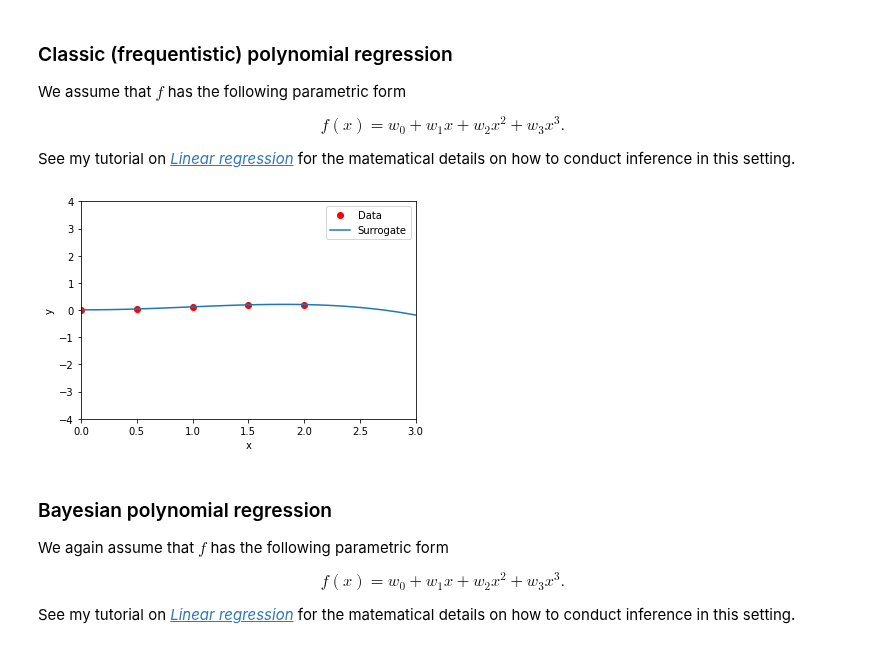
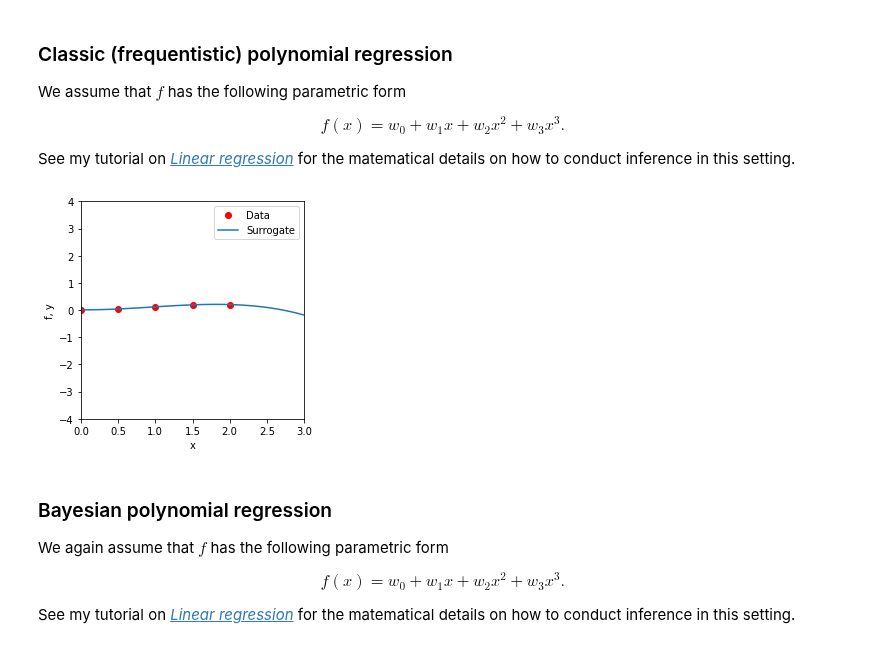
Before and after one commit to SebastianGlavind/PhD-study, a Jupyter notebook: Gaussian-processes/GPintro_intuitive.ipynb, the cells around one changed output. Saved outputs shown, nothing was run; the diff lists cells and outputs as text; code cells hidden in the pictures.

```diff
--- a/Gaussian-processes/GPintro_intuitive.ipynb
+++ b/Gaussian-processes/GPintro_intuitive.ipynb
@@ -473,11 +473,11 @@ y = np.array([0, 0.04, 0.11, 0.15, 0.21]) + np.random.normal(0,std_y,nX)
 def plot_training_data(x,y):
     plt.plot(x,y,'or')
     plt.xlabel('x')
-    plt.ylabel('y')
+    plt.ylabel('f, y')
     plt.xlim([0,3])
     plt.ylim([-4,4])
 
-plt.figure()
+plt.figure(figsize=(4, 4))
 plot_training_data(x,y)
 plt.legend(['Data'])
 plt.show()
@@ -502,15 +502,15 @@ Wols = np.linalg.pinv(XX).dot(y)
 # %%
 x_plot = np.linspace(0, 3, 100)
 XX_plot = design_matrix(x_plot)
 f_plot = np.dot(XX_plot,Wols)
 
-plt.figure()
+plt.figure(figsize=(4, 4))
 plot_training_data(x,y)
 plt.plot(x_plot,f_plot)
 plt.legend(['Data', 'Surrogate'])
 plt.show()
 # %% [output]
-[figure, old version]
+[figure, new version]
 # %% [markdown]
 ### Bayesian polynomial regression
 
```
Also changed, not shown: parts of 10 cells of this notebook.
